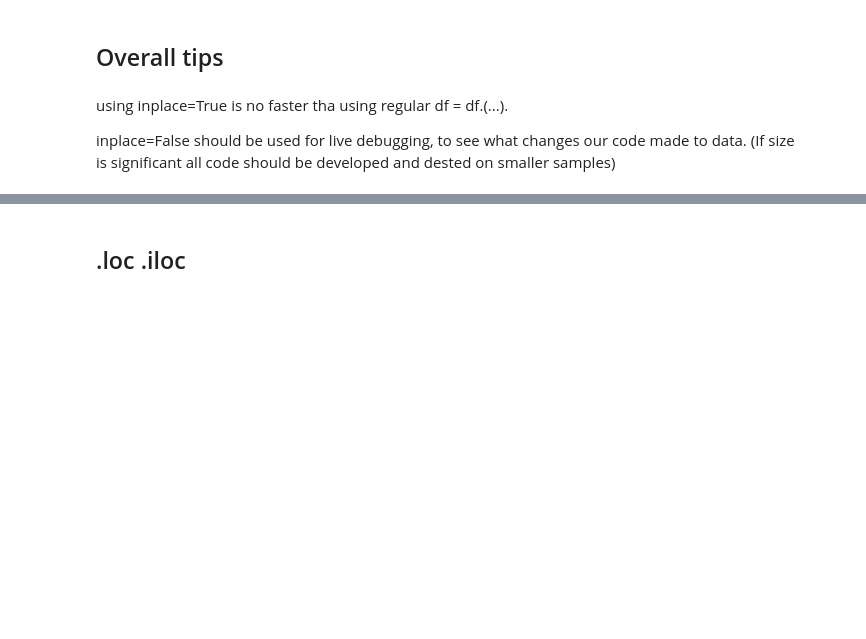
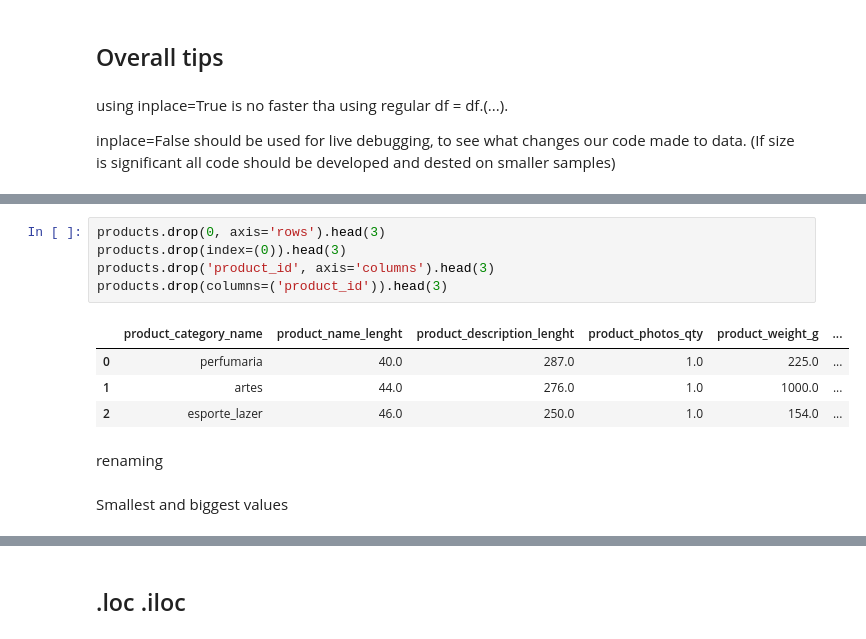
Before and after one commit to bartosz67/eda, a Jupyter notebook: Pandas.ipynb, the cells around one changed output, grey strips where cells are left out. Saved outputs shown, nothing was run; the diff lists cells and outputs as text; blank space fills up the shorter version.

```diff
--- a/Pandas.ipynb
+++ b/Pandas.ipynb
@@ -58,0 +71,14 @@ indexed.head(3)
+# %%
+products.drop(0, axis='rows').head(3)
+products.drop(index=(0)).head(3)
+products.drop('product_id', axis='columns').head(3)
+products.drop(columns=('product_id')).head(3)
+# %% [output]
+|  | product_category_name | product_name_lenght | product_description_lenght | product_photos_qty | product_weight_g | ... |
+| 0 | perfumaria | 40.0 | 287.0 | 1.0 | 225.0 | ... |
+| 1 | artes | 44.0 | 276.0 | 1.0 | 1000.0 | ... |
+| 2 | esporte_lazer | 46.0 | 250.0 | 1.0 | 154.0 | ... |
+# %% [markdown]
+renaming
+# %% [markdown]
+Smallest and biggest values
```
Also changed, not shown: parts of 37 cells of this notebook.
